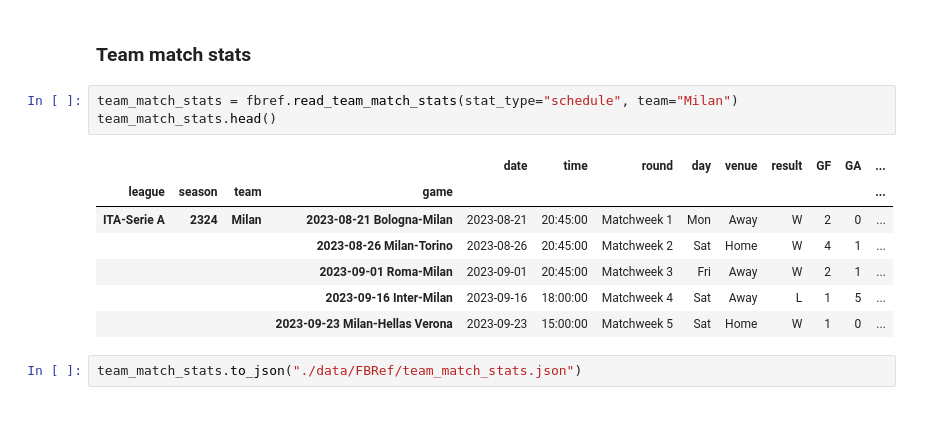
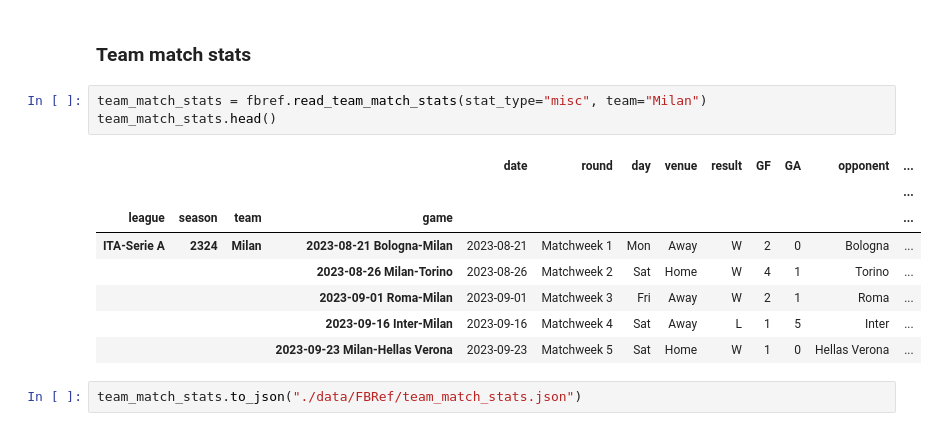
Before and after one commit to FrankMaverick/fantacalcio-scraper-test, a Jupyter notebook: SoccerData/SoccerData-FBRef.ipynb, the cells around one changed output. Drawn from its saved outputs; the diff is of its cells as text.

```diff
--- a/SoccerData/SoccerData-FBRef.ipynb
+++ b/SoccerData/SoccerData-FBRef.ipynb
@@ -77,16 +85,17 @@ Name: 1/3, dtype: Int64
 # %% [markdown]
 ### Team match stats
 # %%
-team_match_stats = fbref.read_team_match_stats(stat_type="schedule", team="Milan")
+team_match_stats = fbref.read_team_match_stats(stat_type="misc", team="Milan")
 team_match_stats.head()
 # %% [output]
-|  |  |  |  | date | time | round | day | venue | result | GF | GA | ... |
+|  |  |  |  | date | round | day | venue | result | GF | GA | opponent | ... |
+|  |  |  |  |  |  |  |  |  |  |  |  | ... |
 | league | season | team | game |  |  |  |  |  |  |  |  | ... |
-| ITA-Serie A | 2324 | Milan | 2023-08-21 Bologna-Milan | 2023-08-21 | 20:45:00 | Matchweek 1 | Mon | Away | W | 2 | 0 | ... |
-|  |  |  | 2023-08-26 Milan-Torino | 2023-08-26 | 20:45:00 | Matchweek 2 | Sat | Home | W | 4 | 1 | ... |
-|  |  |  | 2023-09-01 Roma-Milan | 2023-09-01 | 20:45:00 | Matchweek 3 | Fri | Away | W | 2 | 1 | ... |
-|  |  |  | 2023-09-16 Inter-Milan | 2023-09-16 | 18:00:00 | Matchweek 4 | Sat | Away | L | 1 | 5 | ... |
-|  |  |  | 2023-09-23 Milan-Hellas Verona | 2023-09-23 | 15:00:00 | Matchweek 5 | Sat | Home | W | 1 | 0 | ... |
+| ITA-Serie A | 2324 | Milan | 2023-08-21 Bologna-Milan | 2023-08-21 | Matchweek 1 | Mon | Away | W | 2 | 0 | Bologna | ... |
+|  |  |  | 2023-08-26 Milan-Torino | 2023-08-26 | Matchweek 2 | Sat | Home | W | 4 | 1 | Torino | ... |
+|  |  |  | 2023-09-01 Roma-Milan | 2023-09-01 | Matchweek 3 | Fri | Away | W | 2 | 1 | Roma | ... |
+|  |  |  | 2023-09-16 Inter-Milan | 2023-09-16 | Matchweek 4 | Sat | Away | L | 1 | 5 | Inter | ... |
+|  |  |  | 2023-09-23 Milan-Hellas Verona | 2023-09-23 | Matchweek 5 | Sat | Home | W | 1 | 0 | Hellas Verona | ... |
 # %%
 team_match_stats.to_json("./data/FBRef/team_match_stats.json")
 # %% [markdown]
```
Also changed, not shown: parts of 7 cells of this notebook, 4 other files.
